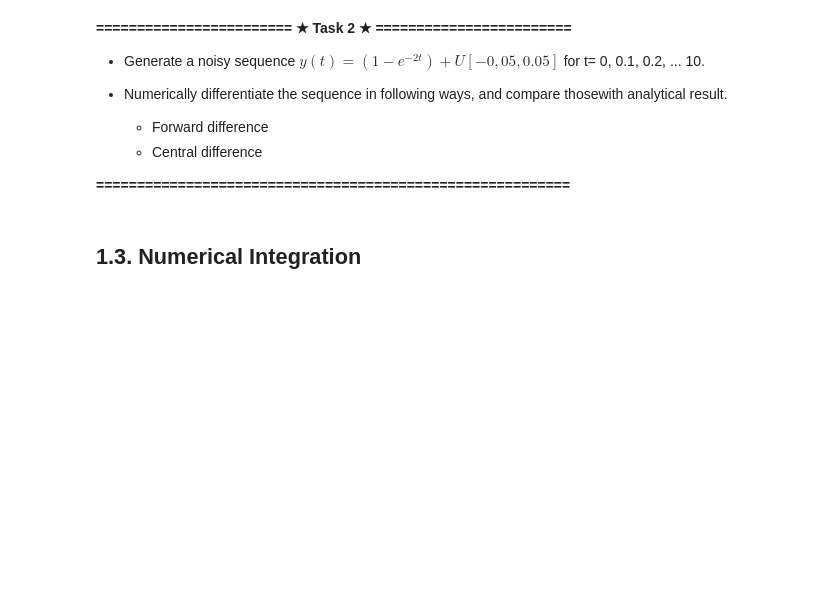
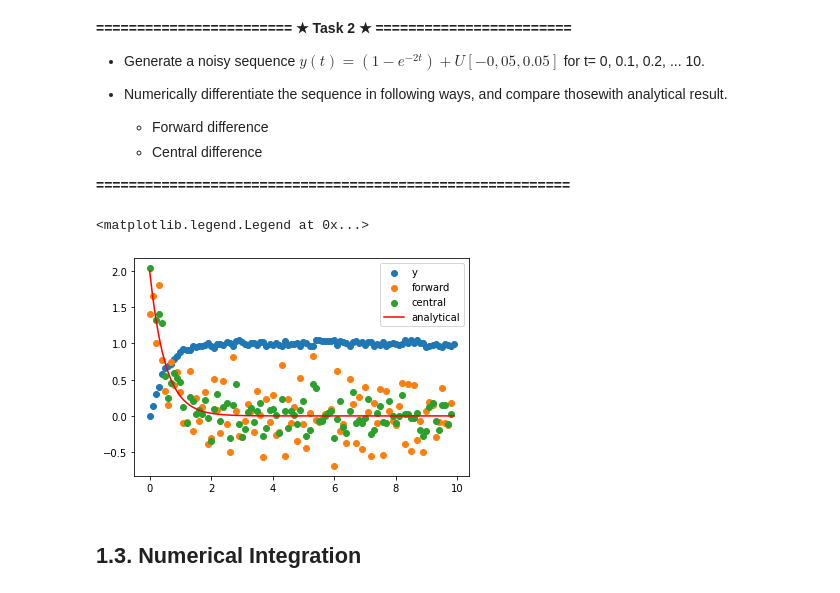
Before and after one commit to dormail/CP-2022, a Jupyter notebook: Week 05 Numerical Methods/[Week 5] Practice Notebook file.ipynb, the cells around one changed output. Cells and saved outputs as stored; diff of their text form; code cells hidden in the pictures; blank space fills up the shorter version.

```diff
--- a/Week 05 Numerical Methods/[Week 5] Practice Notebook file.ipynb
+++ b/Week 05 Numerical Methods/[Week 5] Practice Notebook file.ipynb
@@ -107,6 +119,38 @@ Wall time: 1e+03 µs
     * Central difference
 
 **==========================================================**
+# %%
+import numpy as np
+import matplotlib.pyplot as plt
+
+t = np.arange(0, 10, .1)
+
+y = (1 - np.exp(-2 * t)) + np.random.rand(100) * .1 -.05
+
+diff_forward = np.empty_like(y)
+for i in range(99):
+    diff_forward[i] = (y[i+1] - y[i]) / .1
+diff_forward[-1] = np.nan
+
+diff_central = np.empty_like(y)
+for i in range(2,99):
+    diff_central[i] = (y[i+1] - y[i-1]) / .2
+diff_central[-1] = np.nan
+diff_central[1] = np.nan
+
+diff_analytical = 2 * np.exp(-2 * t)
+
+plt.scatter(t,y, label='y')
+plt.scatter(t, diff_forward, label='forward')
+plt.scatter(t, diff_central, label='central')
+plt.plot(t, diff_analytical, c='r', label='analytical')
+plt.legend()
+
+# the central is closer to the analytical solution wenn y flattens out
+# this is also expected because there is 2h in the denominator now
+# %% [output]
+<matplotlib.legend.Legend at 0x...>
+[figure, added]
 # %% [markdown]
 ## 1.3. Numerical Integration
 # %% [markdown]
```
Also changed, not shown: parts of 5 cells of this notebook.
